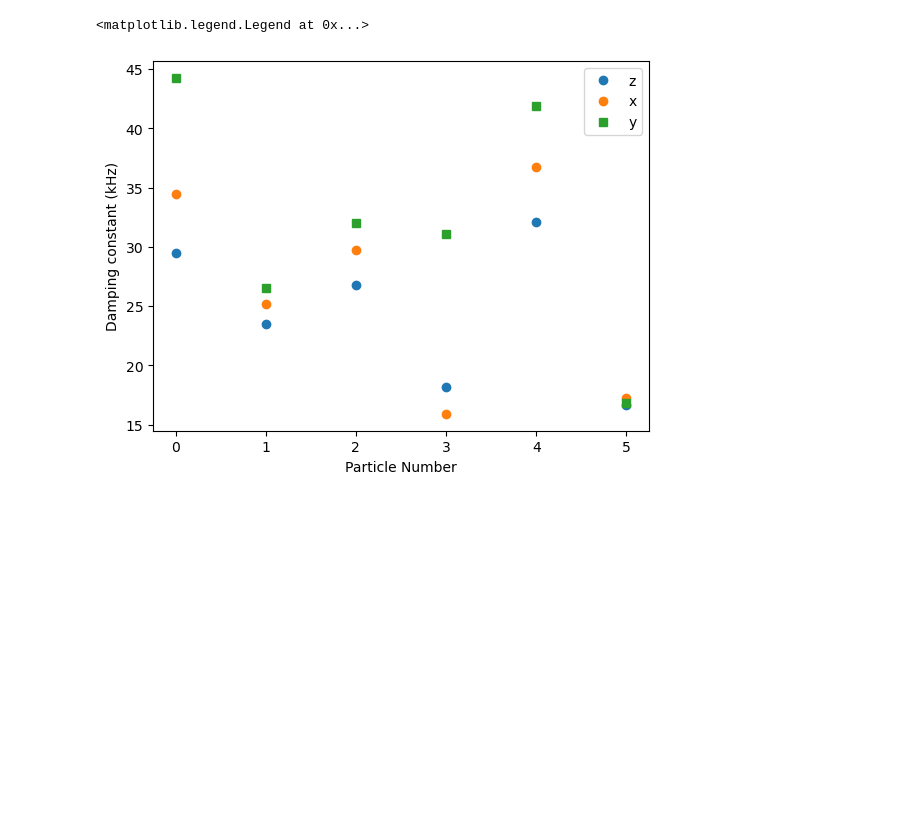
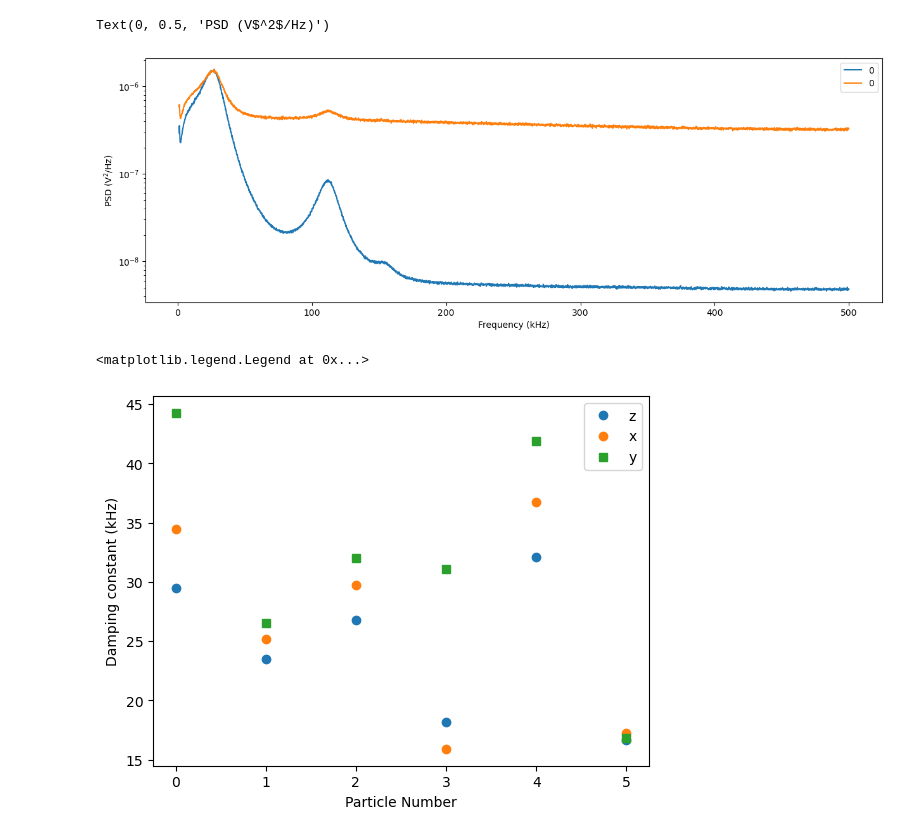
Before and after one commit to tompenny/SIMPLE_MASTQG_diamond, a Jupyter notebook: Particle frequencies.ipynb, the cells around one changed output. Saved outputs shown, nothing was run; the diff lists cells and outputs as text; code cells hidden in the pictures; blank space fills up the shorter version.

```diff
--- a/Particle frequencies.ipynb
+++ b/Particle frequencies.ipynb
@@ -9,3 +32,31 @@ import importlib
+# %%
+plt.figure(figsize = (15, 5))
+lb = int(1000*nps_frac)
+ub = int(500000*nps_frac)
+for n, PSD in enumerate(PSDs[-1:]):
+    plt.plot(PSDx[0][lb:ub]/1000, PSD[lb:ub], label = str(n))
+    #plt.plot(PSD_freq[lb:ub]/1000, fitted_l[n][lb:ub], 'k')
+for n, PSD in enumerate(PSDs2[-1:]):
+    plt.plot(PSDx[0][lb:ub]/1000, PSD[lb:ub]*1700, label = str(n))
+plt.yscale('log')
+plt.legend()
+plt.xlabel('Frequency (kHz)')
+plt.ylabel('PSD (V$^2$/Hz)')
+
+# plt.figure(figsize = (15, 5))
+# plt.tick_params(axis='both', which='both', labelsize=18)
+# lb = int(100000*nps_frac)
+# ub = int(300000*nps_frac)
+# for n, PSD in enumerate(PSDs2):
+#     plt.plot(PSD_freq[lb:ub]/1000, PSD[lb:ub], label = str(n))
+#     #plt.plot(PSD_freq[lb:ub]/1000, fitted_l2[n][lb:ub], 'k')
+# plt.yscale('log')
+# plt.legend(fontsize = 18)
+# plt.xlabel('Frequency (kHz)', fontsize = 18)
+# plt.ylabel('PSD (V$^2$/Hz)', fontsize = 18)
+# %% [output]
+Text(0, 0.5, 'PSD (V$^2$/Hz)')
+[figure, added]
 # %%
 importlib.reload(au)
 
```
Also changed, not shown: parts of 1 cell of this notebook.
